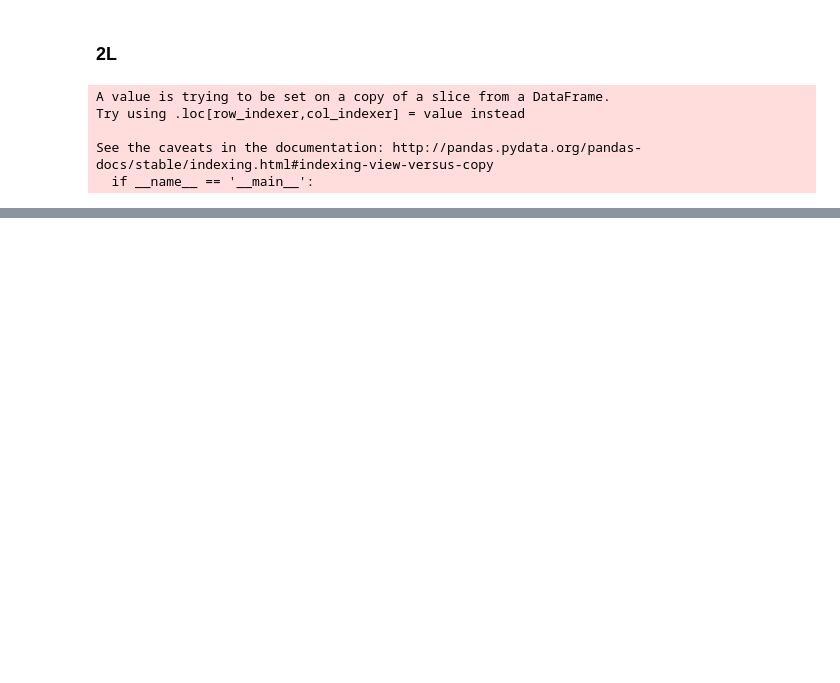
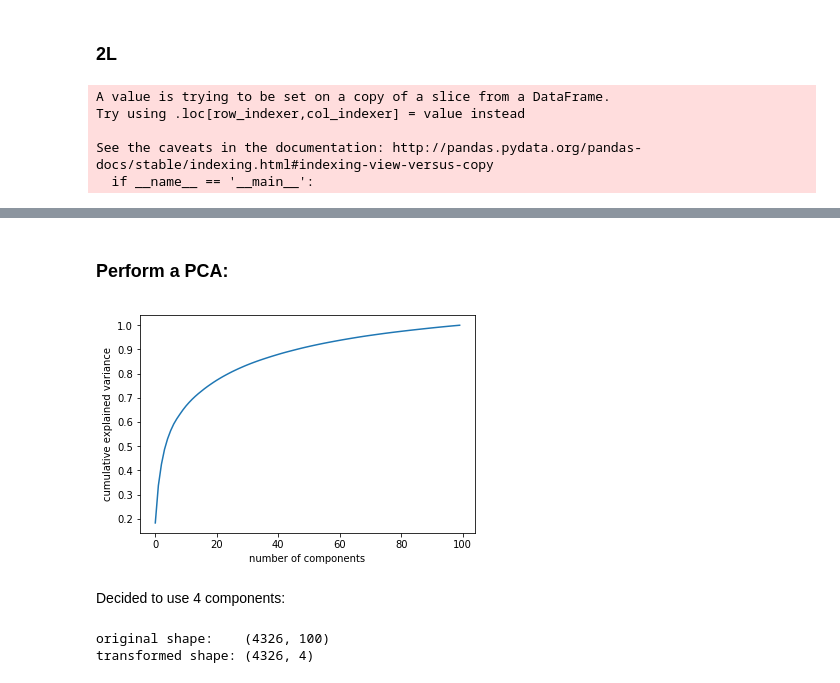
Before and after one commit to jfear/s2rnai, a Jupyter notebook: notebook/develop/2017-10-11_clustering.ipynb, the cells around one changed output, grey strips where cells are left out. Cells and saved outputs as stored; diff of their text form; code cells hidden in the pictures; blank space fills up the shorter version.

```diff
--- a/notebook/develop/2017-10-11_clustering.ipynb
+++ b/notebook/develop/2017-10-11_clustering.ipynb
@@ -154,0 +182,22 @@ pd.read_table('../../output/tss_windows_wphastcons_3', header=None)
+# %% [markdown]
+### Perform a PCA:
+# %%
+pca = PCA().fit(newpivot)
+plt.plot(np.cumsum(pca.explained_variance_ratio_))
+plt.xlabel('number of components')
+plt.ylabel('cumulative explained variance');
+# %% [output]
+[figure, added]
+# %% [markdown]
+Decided to use 4 components:
+# %%
+#X = StandardScaler().fit_transform(newpivot)
+X = np.array(newpivot)
+pca = PCA(n_components=4)
+pca.fit(X)
+X_pca = pca.transform(X)
+print("original shape:   ", X.shape)
+print("transformed shape:", X_pca.shape)
+# %% [output]
+original shape:    (4326, 100)
+transformed shape: (4326, 4)
```
Also changed, not shown: parts of 71 cells of this notebook.
